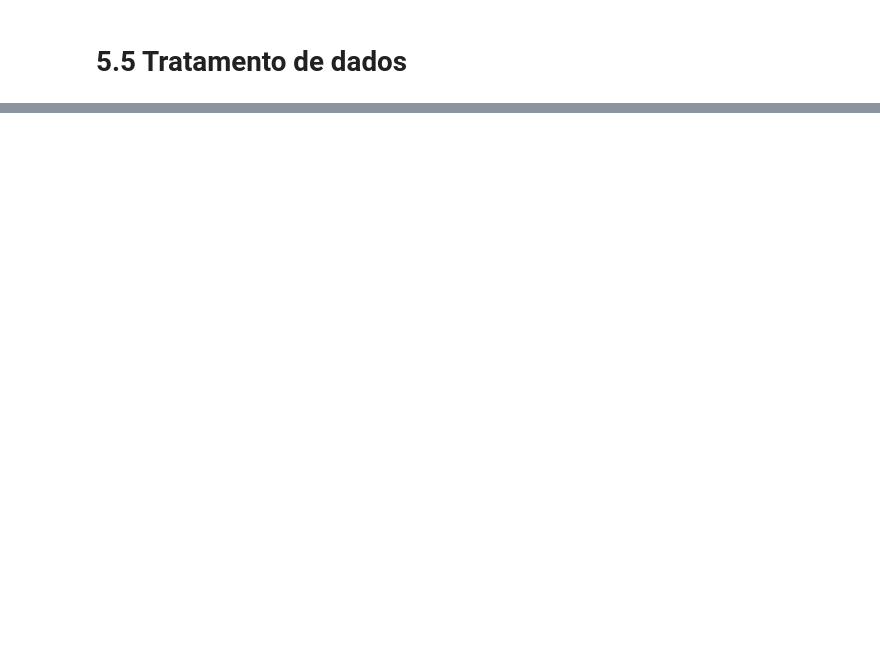
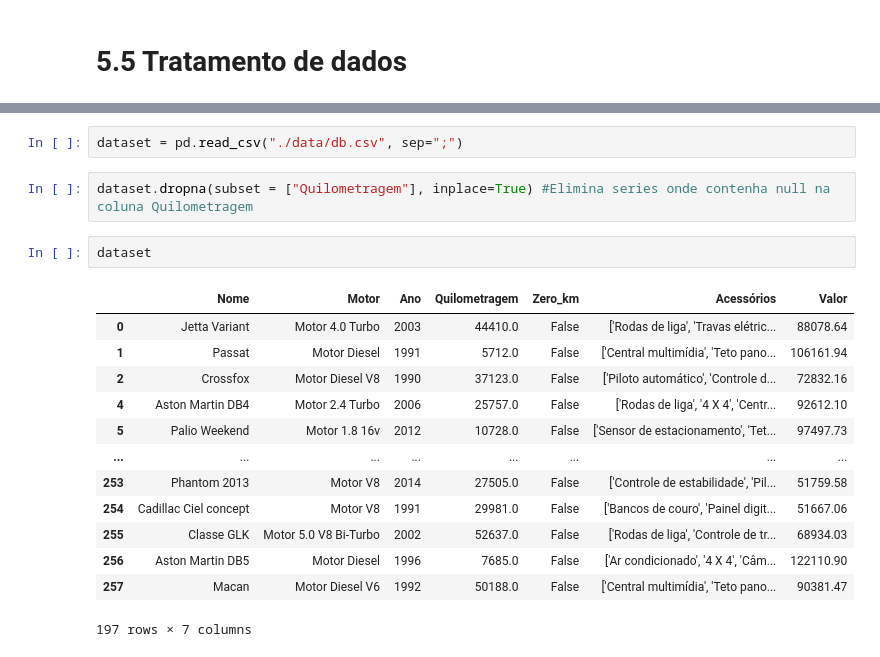
Before and after one commit to ramux2/AluraPythonDataScience, a Jupyter notebook: Pandas/Python_para_Data_Science_Pandas.ipynb, the cells around one changed output, grey strips where cells are left out. Cells and saved outputs as stored; diff of their text form; blank space fills up the shorter version.

```diff
--- a/Pandas/Python_para_Data_Science_Pandas.ipynb
+++ b/Pandas/Python_para_Data_Science_Pandas.ipynb
@@ -374,0 +761,20 @@ dados = {
+# %%
+dataset = pd.read_csv("./data/db.csv", sep=";")
+# %%
+dataset.dropna(subset = ["Quilometragem"], inplace=True) #Elimina series onde contenha null na coluna Quilometragem
+# %%
+dataset
+# %% [output]
+|  | Nome | Motor | Ano | Quilometragem | Zero_km | Acessórios | Valor |
+| 0 | Jetta Variant | Motor 4.0 Turbo | 2003 | 44410.0 | False | ['Rodas de liga', 'Travas elétric... | 88078.64 |
+| 1 | Passat | Motor Diesel | 1991 | 5712.0 | False | ['Central multimídia', 'Teto pano... | 106161.94 |
+| 2 | Crossfox | Motor Diesel V8 | 1990 | 37123.0 | False | ['Piloto automático', 'Controle d... | 72832.16 |
+| 4 | Aston Martin DB4 | Motor 2.4 Turbo | 2006 | 25757.0 | False | ['Rodas de liga', '4 X 4', 'Centr... | 92612.10 |
+| 5 | Palio Weekend | Motor 1.8 16v | 2012 | 10728.0 | False | ['Sensor de estacionamento', 'Tet... | 97497.73 |
+| ... | ... | ... | ... | ... | ... | ... | ... |
+| 253 | Phantom 2013 | Motor V8 | 2014 | 27505.0 | False | ['Controle de estabilidade', 'Pil... | 51759.58 |
+| 254 | Cadillac Ciel concept | Motor V8 | 1991 | 29981.0 | False | ['Bancos de couro', 'Painel digit... | 51667.06 |
+| 255 | Classe GLK | Motor 5.0 V8 Bi-Turbo | 2002 | 52637.0 | False | ['Rodas de liga', 'Controle de tr... | 68934.03 |
+| 256 | Aston Martin DB5 | Motor Diesel | 1996 | 7685.0 | False | ['Ar condicionado', '4 X 4', 'Câm... | 122110.90 |
+| 257 | Macan | Motor Diesel V6 | 1992 | 50188.0 | False | ['Central multimídia', 'Teto pano... | 90381.47 |
+197 rows × 7 columns
```
Also changed, not shown: parts of 38 cells of this notebook.
